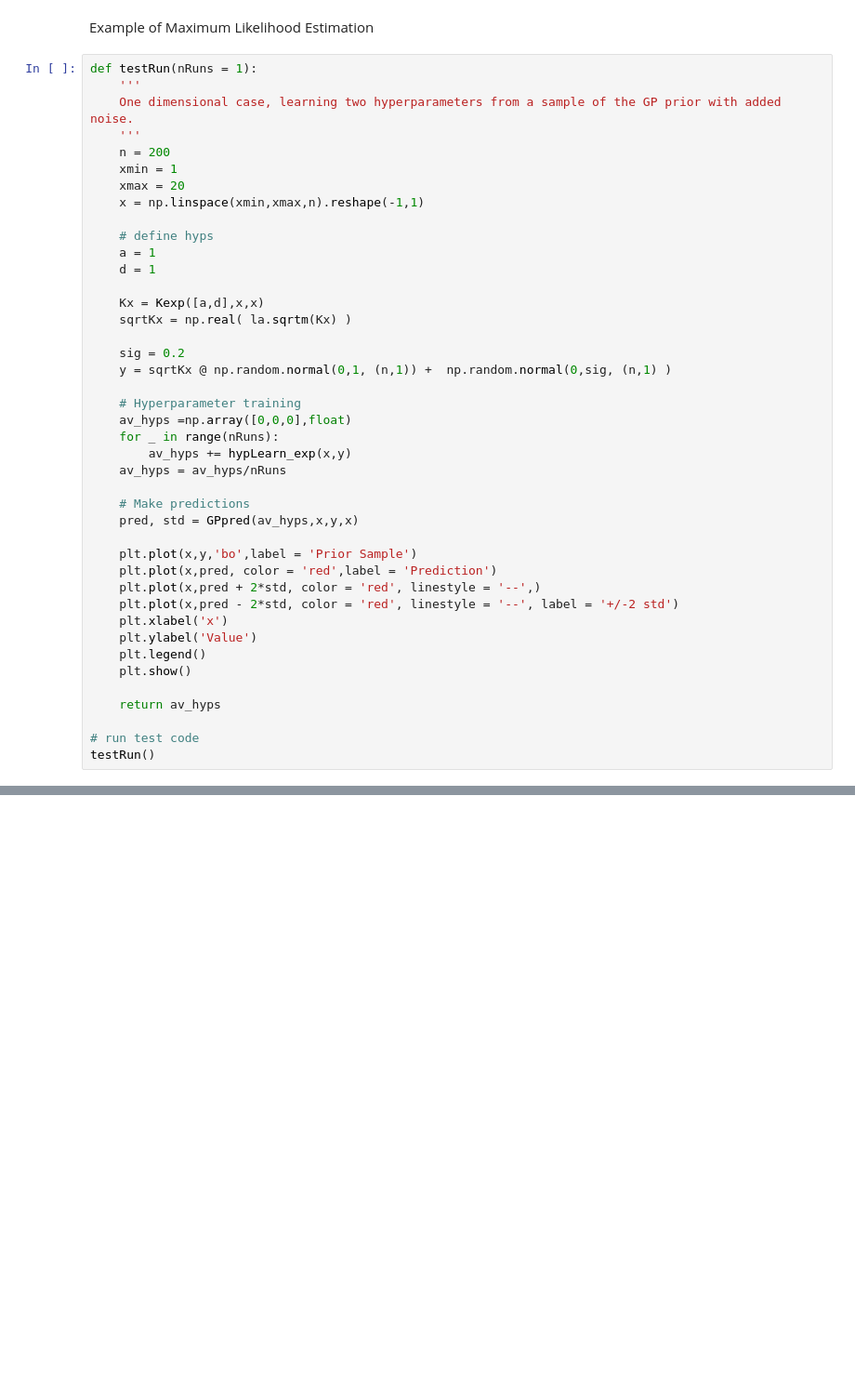
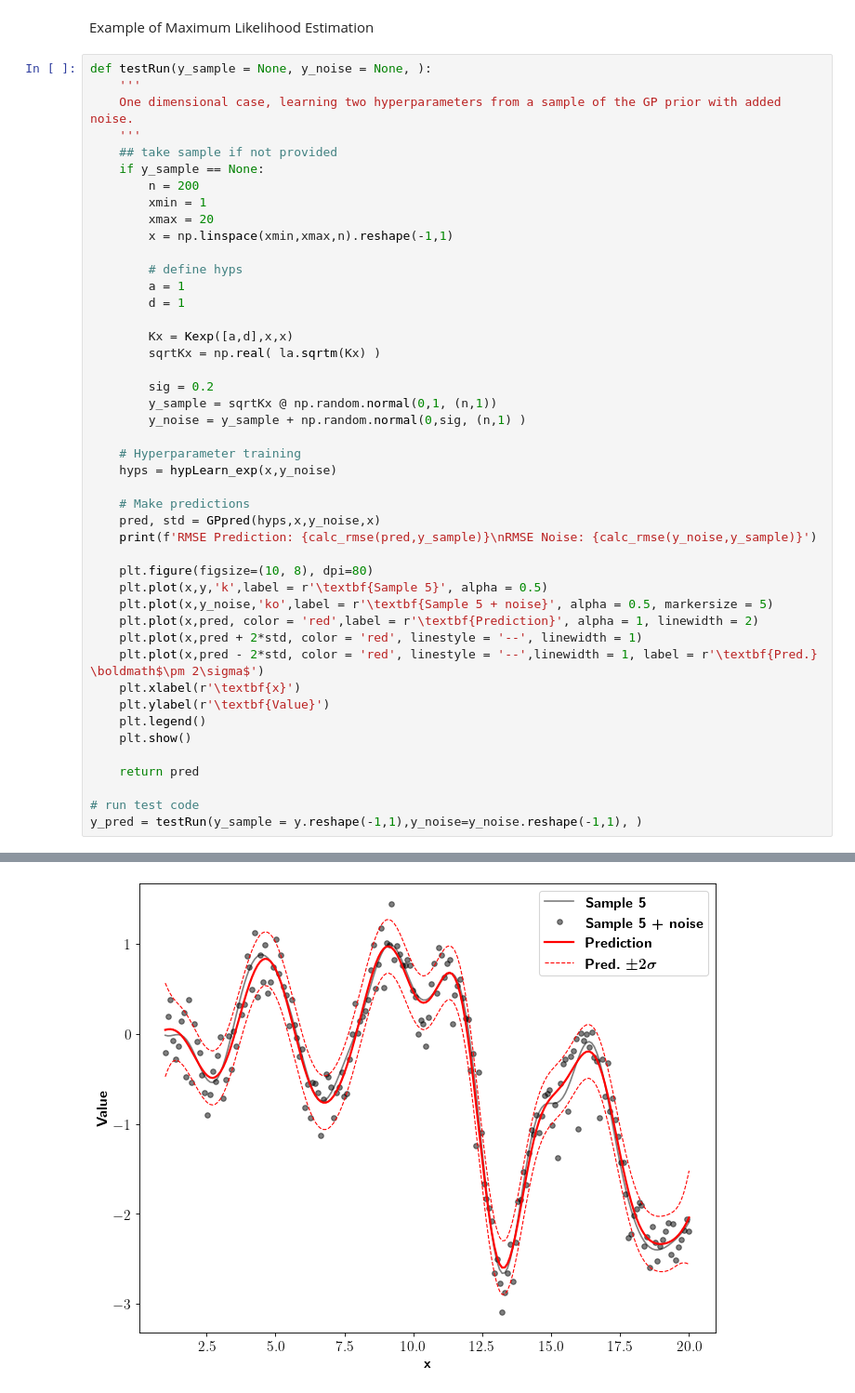
Before and after one commit to sooogzzz/GPnotebook, a Jupyter notebook: refractored_code.ipynb, the cells around one changed output, grey strips where cells are left out. Shown: that part at 93% size. Drawn from its saved outputs; the diff is of its cells as text; blank space fills up the shorter version.

Commit message:
updated npise variance and added RMSE func

```diff
--- a/refractored_code.ipynb
+++ b/refractored_code.ipynb
@@ -232,46 +259,49 @@ for i in range(20):
 # %% [markdown]
 Example of Maximum Likelihood Estimation
 # %%
-def testRun(nRuns = 1):
+def testRun(y_sample = None, y_noise = None, ):
     '''
     One dimensional case, learning two hyperparameters from a sample of the GP prior with added noise.
     '''
-    n = 200
-    xmin = 1
-    xmax = 20
-    x = np.linspace(xmin,xmax,n).reshape(-1,1)
+    ## take sample if not provided
+    if y_sample == None:
+        n = 200
+        xmin = 1
+        xmax = 20
+        x = np.linspace(xmin,xmax,n).reshape(-1,1)
 
-    # define hyps
-    a = 1
-    d = 1
+        # define hyps
+        a = 1
+        d = 1
 
-    Kx = Kexp([a,d],x,x)
-    sqrtKx = np.real( la.sqrtm(Kx) )
+        Kx = Kexp([a,d],x,x)
+        sqrtKx = np.real( la.sqrtm(Kx) )
 
-    sig = 0.2
-    y = sqrtKx @ np.random.normal(0,1, (n,1)) +  np.random.normal(0,sig, (n,1) )
+        sig = 0.2
+        y_sample = sqrtKx @ np.random.normal(0,1, (n,1))
+        y_noise = y_sample + np.random.normal(0,sig, (n,1) )
 
     # Hyperparameter training
-    av_hyps =np.array([0,0,0],float)
-    for _ in range(nRuns):
-        av_hyps += hypLearn_exp(x,y)
-    av_hyps = av_hyps/nRuns
+    hyps = hypLearn_exp(x,y_noise)
 
     # Make predictions
-    pred, std = GPpred(av_hyps,x,y,x)
+    pred, std = GPpred(hyps,x,y_noise,x)
+    print(f'RMSE Prediction: {calc_rmse(pred,y_sample)}\nRMSE Noise: {calc_rmse(y_noise,y_sample)}')
 
-    plt.plot(x,y,'bo',label = 'Prior Sample')
-    plt.plot(x,pred, color = 'red',label = 'Prediction')
-    plt.plot(x,pred + 2*std, color = 'red', linestyle = '--',)
-    plt.plot(x,pred - 2*std, color = 'red', linestyle = '--', label = '+/-2 std')
-    plt.xlabel('x')
-    plt.ylabel('Value')
+    plt.figure(figsize=(10, 8), dpi=80)
+    plt.plot(x,y,'k',label = r'\textbf{Sample 5}', alpha = 0.5)
+    plt.plot(x,y_noise,'ko',label = r'\textbf{Sample 5 + noise}', alpha = 0.5, markersize = 5)
+    plt.plot(x,pred, color = 'red',label = r'\textbf{Prediction}', alpha = 1, linewidth = 2)
+    plt.plot(x,pred + 2*std, color = 'red', linestyle = '--', linewidth = 1)
+    plt.plot(x,pred - 2*std, color = 'red', linestyle = '--',linewidth = 1, label = r'\textbf{Pred.} \boldmath$\pm 2\sigma$')
+    plt.xlabel(r'\textbf{x}')
+    plt.ylabel(r'\textbf{Value}')
     plt.legend()
     plt.show()
 
-    return av_hyps
+    return pred
 
 # run test code
-testRun()
+y_pred = testRun(y_sample = y.reshape(-1,1),y_noise=y_noise.reshape(-1,1), )
 # %% [output]
 Optimization terminated successfully.
@@ -294 +315,2 @@ Learned hyperparameters [a,d,v] =  [1.49579367 0.87198009 0.03235146]
+[figure, added]
 # %%
```
Also changed, not shown: parts of 11 cells of this notebook.
